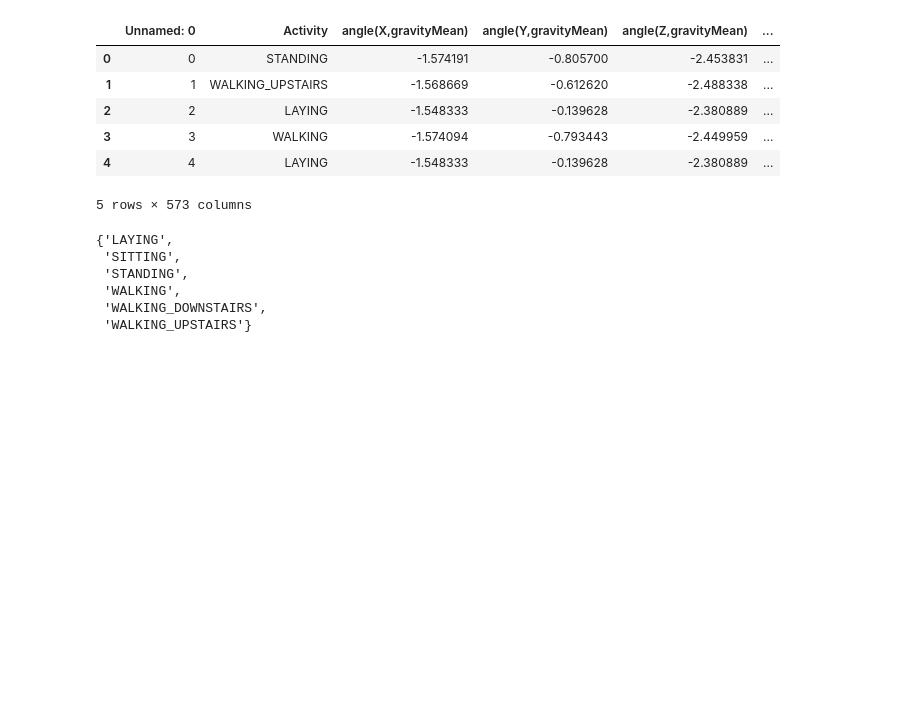
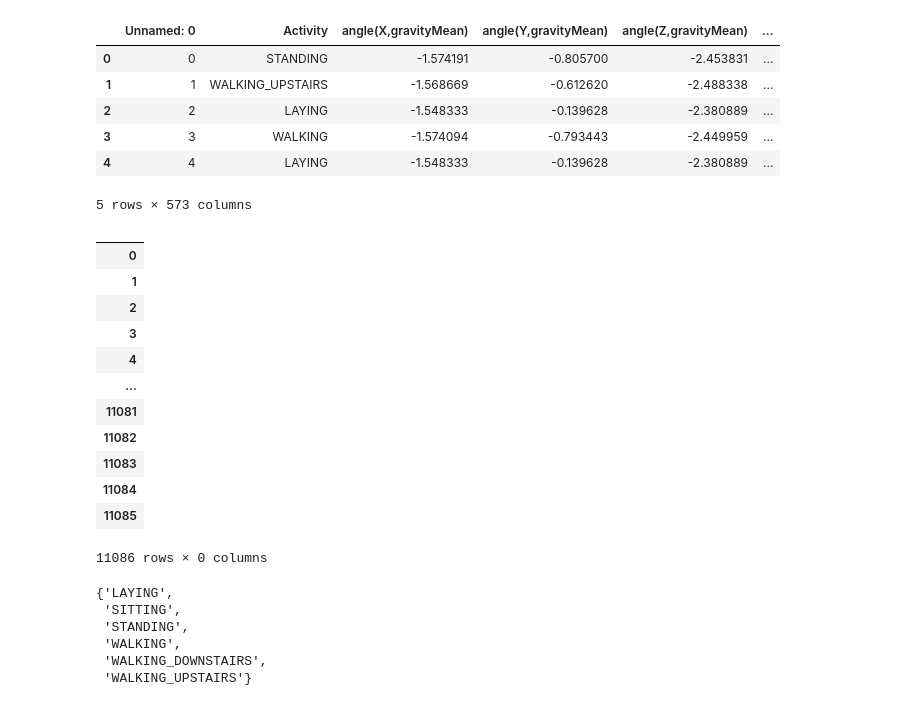
Before and after one commit to Zuzanna-Trafas/bhl-ai-hackathon, a Jupyter notebook: bhl_hackathon.ipynb, the cells around one changed output. Saved outputs shown, nothing was run; the diff lists cells and outputs as text; code cells hidden in the pictures; blank space fills up the shorter version.

```diff
--- a/bhl_hackathon.ipynb
+++ b/bhl_hackathon.ipynb
@@ -13,3 +13,19 @@ train_data.head()
 | 3 | 3 | WALKING | -1.574094 | -0.793443 | -2.449959 | ... |
 | 4 | 4 | LAYING | -1.548333 | -0.139628 | -2.380889 | ... |
 5 rows × 573 columns
+# %%
+train_data.drop(train_data[train_data['angle(X,gravityMean)'] > -1.554], axis=1)
+# %% [output]
+|  |
+| 0 |
+| 1 |
+| 2 |
+| 3 |
+| 4 |
+| ... |
+| 11081 |
+| 11082 |
+| 11083 |
+| 11084 |
+| 11085 |
+11086 rows × 0 columns
```
Also changed, not shown: parts of 13 cells of this notebook.
